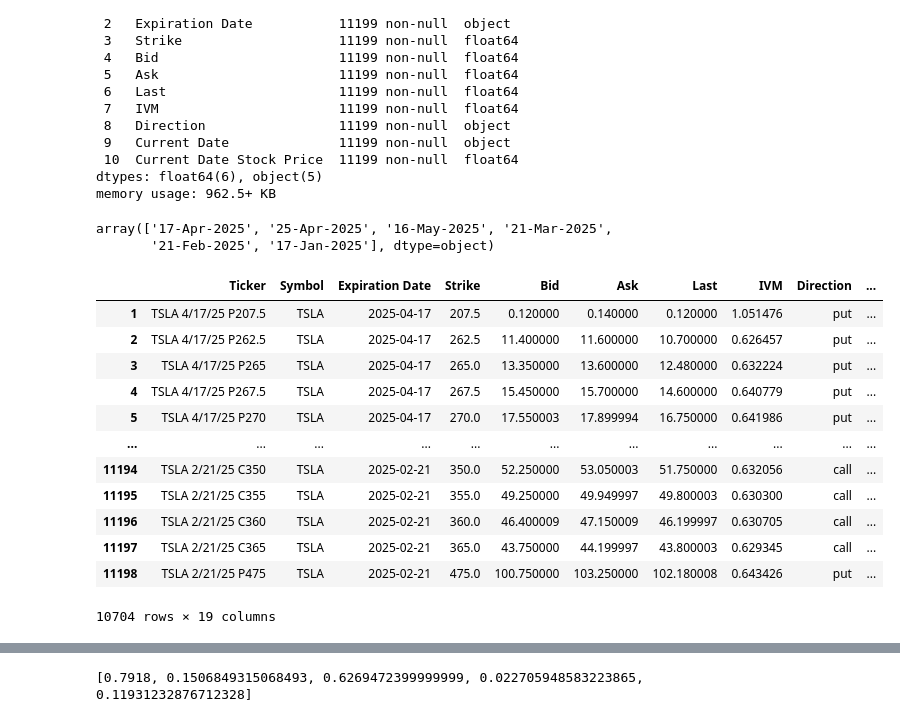
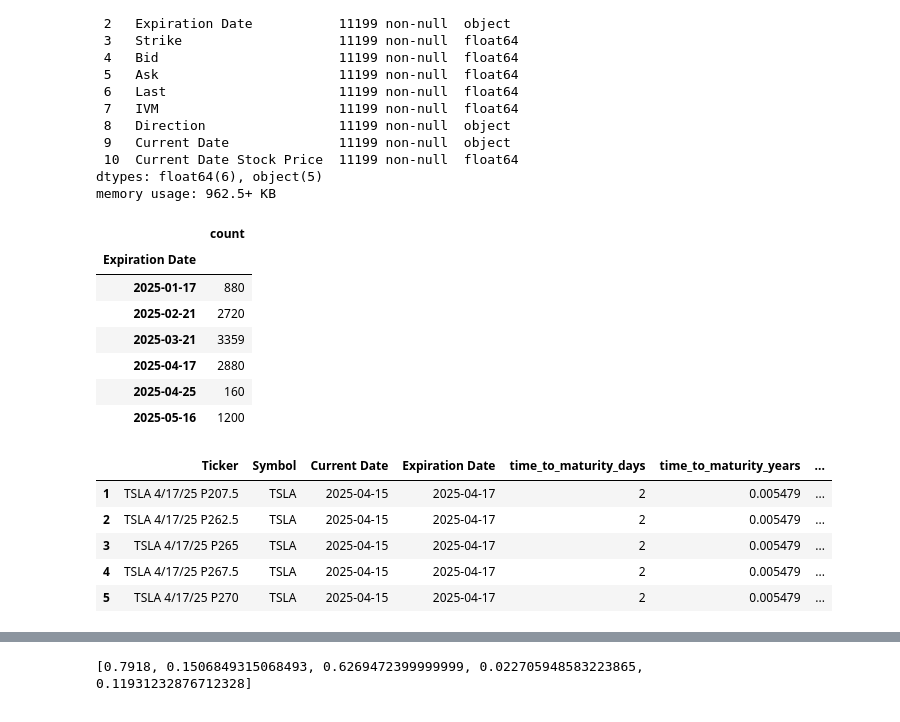
Before and after one commit to tmwong5694/Options, a Jupyter notebook: IV regression_17042025_log_IVM_v1.ipynb, the cells around one changed output, grey strips where cells are left out. Drawn from its saved outputs; the diff is of its cells as text; code cells hidden in the pictures.

```diff
--- a/IV regression_17042025_log_IVM_v1.ipynb
+++ b/IV regression_17042025_log_IVM_v1.ipynb
@@ -34,9 +119,19 @@ Data columns (total 11 columns):
 dtypes: float64(6), object(5)
 memory usage: 962.5+ KB
 # %%
-#show unique values in Expiration Date
-df['Expiration Date'].unique()
+#show unique values in "Expiration Date" in ascending order
+date_count = df["Expiration Date"].value_counts().reset_index()
+date_count["Expiration Date"] = pd.to_datetime(date_count["Expiration Date"])
+date_count.set_index("Expiration Date", inplace=True)
+date_count = date_count.sort_index()
+date_count
 # %% [output]
-array(['17-Apr-2025', '25-Apr-2025', '16-May-2025', '21-Mar-2025',
-       '21-Feb-2025', '17-Jan-2025'], dtype=object)
+|  | count |
+| Expiration Date |  |
+| 2025-01-17 | 880 |
+| 2025-02-21 | 2720 |
+| 2025-03-21 | 3359 |
+| 2025-04-17 | 2880 |
+| 2025-04-25 | 160 |
+| 2025-05-16 | 1200 |
 # %%
@@ -45,44 +140,38 @@ df=df[df['IVM']!=0]
 # %%
 # Add columns for regression
 
 # Ensure 'Expiration Date' and 'Current Date' are in datetime format
 df['Expiration Date'] = pd.to_datetime(df['Expiration Date'])
 df['Current Date'] = pd.to_datetime(df['Current Date'])
 
 # Add moneyness
 df['moneyness'] = df['Current Date Stock Price'] / df['Strike']
 
-# Add days to expiration
+# Add time_to_maturity_days
 df['time_to_maturity_days'] = (df['Expiration Date'] - df['Current Date']).dt.days
 
 # Add 'days_to_expiration' in years
 df['time_to_maturity_years'] = df['time_to_maturity_days'] / 365
 
 # Add a column 'moneyness square'
-df['moneyness_square'] = df['moneyness'] ** 2
+df['moneyness_squared'] = df['moneyness'] ** 2
 
-# Add a column 'maturity_square'
-df['maturity_square'] = df['time_to_maturity_years'] ** 2
+# Add a column 'maturity_squared'
+df['maturity_squared'] = df['time_to_maturity_years'] ** 2
 
 df['moneyness_maturity']= df['moneyness'] * df['time_to_maturity_years']
 
-df['ln_IVM'] = np.log(df['IVM'])
+df['log_IVM'] = np.log(df['IVM'])
 
 col_order = ['Ticker', 'Symbol', 'Current Date', 'Expiration Date', 'time_to_maturity_days', 'time_to_maturity_years', 'Current Date Stock Price', 'Strike', 'Bid', 'Ask', 'Last',
-       'IVM', 'Direction', 'moneyness', 'moneyness_square', 'maturity_square', 'moneyness_maturity', 'ln_IVM']
+       'IVM', 'Direction', 'moneyness', 'moneyness_squared', 'maturity_squared', 'moneyness_maturity', 'log_IVM']
 df = df.loc[:, col_order]
-df
+
+df.head()
 # %% [output]
-|  | Ticker | Symbol | Expiration Date | Strike | Bid | Ask | Last | IVM | Direction | ... |
-| 1 | TSLA 4/17/25 P207.5 | TSLA | 2025-04-17 | 207.5 | 0.120000 | 0.140000 | 0.120000 | 1.051476 | put | ... |
-| 2 | TSLA 4/17/25 P262.5 | TSLA | 2025-04-17 | 262.5 | 11.400000 | 11.600000 | 10.700000 | 0.626457 | put | ... |
-| 3 | TSLA 4/17/25 P265 | TSLA | 2025-04-17 | 265.0 | 13.350000 | 13.600000 | 12.480000 | 0.632224 | put | ... |
-| 4 | TSLA 4/17/25 P267.5 | TSLA | 2025-04-17 | 267.5 | 15.450000 | 15.700000 | 14.600000 | 0.640779 | put | ... |
-| 5 | TSLA 4/17/25 P270 | TSLA | 2025-04-17 | 270.0 | 17.550003 | 17.899994 | 16.750000 | 0.641986 | put | ... |
-| ... | ... | ... | ... | ... | ... | ... | ... | ... | ... | ... |
-| 11194 | TSLA 2/21/25 C350 | TSLA | 2025-02-21 | 350.0 | 52.250000 | 53.050003 | 51.750000 | 0.632056 | call | ... |
-| 11195 | TSLA 2/21/25 C355 | TSLA | 2025-02-21 | 355.0 | 49.250000 | 49.949997 | 49.800003 | 0.630300 | call | ... |
-| 11196 | TSLA 2/21/25 C360 | TSLA | 2025-02-21 | 360.0 | 46.400009 | 47.150009 | 46.199997 | 0.630705 | call | ... |
-| 11197 | TSLA 2/21/25 C365 | TSLA | 2025-02-21 | 365.0 | 43.750000 | 44.199997 | 43.800003 | 0.629345 | call | ... |
-| 11198 | TSLA 2/21/25 P475 | TSLA | 2025-02-21 | 475.0 | 100.750000 | 103.250000 | 102.180008 | 0.643426 | put | ... |
+|  | Ticker | Symbol | Current Date | Expiration Date | time_to_maturity_days | time_to_maturity_years | ... |
+| 1 | TSLA 4/17/25 P207.5 | TSLA | 2025-04-15 | 2025-04-17 | 2 | 0.005479 | ... |
+| 2 | TSLA 4/17/25 P262.5 | TSLA | 2025-04-15 | 2025-04-17 | 2 | 0.005479 | ... |
+| 3 | TSLA 4/17/25 P265 | TSLA | 2025-04-15 | 2025-04-17 | 2 | 0.005479 | ... |
+| 4 | TSLA 4/17/25 P267.5 | TSLA | 2025-04-15 | 2025-04-17 | 2 | 0.005479 | ... |
+| 5 | TSLA 4/17/25 P270 | TSLA | 2025-04-15 | 2025-04-17 | 2 | 0.005479 | ... |
-10704 rows × 19 columns
```
Also changed, not shown: parts of 29 cells of this notebook.
